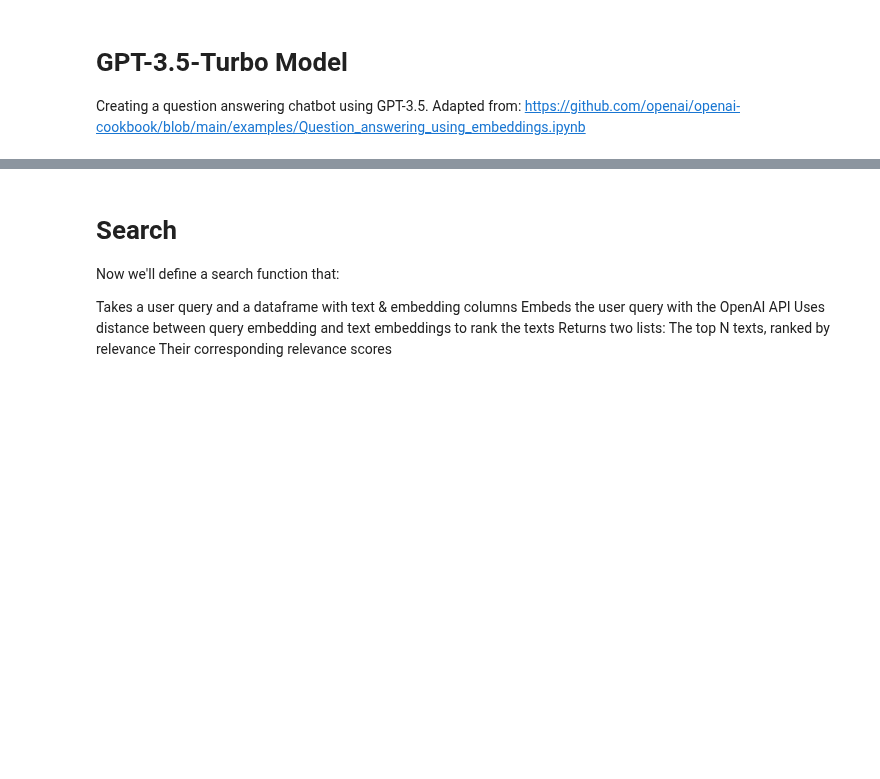
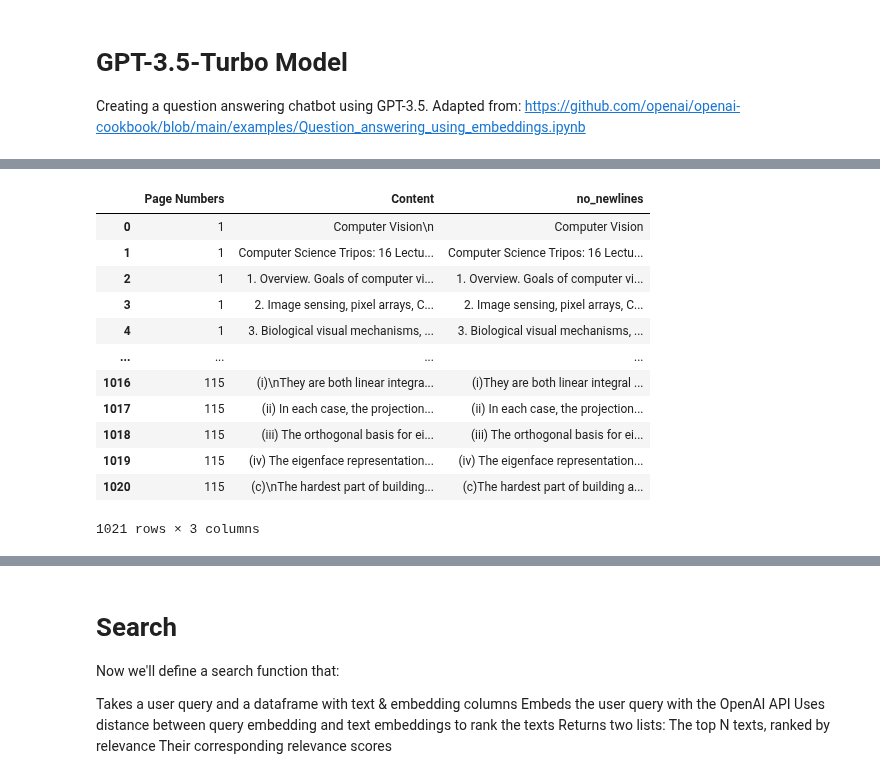
Before and after one commit to pointonjoel/MSc-Diss, a Jupyter notebook: code/main.ipynb, the cells around one changed output, grey strips where cells are left out. Saved outputs shown, nothing was run; the diff lists cells and outputs as text; code cells hidden in the pictures; blank space fills up the shorter version.

Commit message:
PDF parsing and batch work

```diff
--- a/code/main.ipynb
+++ b/code/main.ipynb
@@ -80,0 +149,58 @@ natural world\redintoothandclaw,"sincesurviv aldependsonit.)
+# %%
+def is_float(value):
+    """
+    Check if a value is a float.
+    """
+    try:
+        float(value)
+        return True
+    except ValueError:
+        return False
+
+from unidecode import unidecode # parsing symbols
+doc = fitz.open(uploaded_file)
+page_num = 0
+page_numbers = []
+content = []
+output = []
+for page in doc:
+    page_num += 1
+    blocks = page.get_text("blocks")
+    for block in blocks:
+        if block[6]==0:
+            block_content = unidecode(block[4])
+            stripped_block_content = block_content.replace('\n', '')
+            if not stripped_block_content.isdigit() and not is_float(stripped_block_content):
+                content.append(block_content)
+                page_numbers.append(page_num)
+            else:
+                pass
+    # previous_block_id = 0 # Set a variable to mark the block id
+# for block in output:
+#      if block[6] == 0: # We only take the text
+#           if previous_block_id != block[5]: # Compare the block number
+#               # print("\n")
+#             pass
+#           plain_text = unidecode(block[4])
+#           page_numbers.append(page_num)
+#           content.append(plain_text)
+content_df = pd.DataFrame(
+    {'Page Numbers': page_numbers,
+     'Content': content,
+    })
+content_df['no_newlines'] = content_df['Content'].str.replace(r'\n', '', regex=True)
+content_df
+# %% [output]
+|  | Page Numbers | Content | no_newlines |
+| 0 | 1 | Computer Vision\n | Computer Vision |
+| 1 | 1 | Computer Science Tripos: 16 Lectu... | Computer Science Tripos: 16 Lectu... |
+| 2 | 1 | 1. Overview. Goals of computer vi... | 1. Overview. Goals of computer vi... |
+| 3 | 1 | 2. Image sensing, pixel arrays, C... | 2. Image sensing, pixel arrays, C... |
+| 4 | 1 | 3. Biological visual mechanisms, ... | 3. Biological visual mechanisms, ... |
+| ... | ... | ... | ... |
+| 1016 | 115 | (i)\nThey are both linear integra... | (i)They are both linear integral ... |
+| 1017 | 115 | (ii) In each case, the projection... | (ii) In each case, the projection... |
+| 1018 | 115 | (iii) The orthogonal basis for ei... | (iii) The orthogonal basis for ei... |
+| 1019 | 115 | (iv) The eigenface representation... | (iv) The eigenface representation... |
+| 1020 | 115 | (c)\nThe hardest part of building... | (c)The hardest part of building a... |
+1021 rows × 3 columns
```
Also changed, not shown: parts of 15 cells of this notebook, 5 other files.
